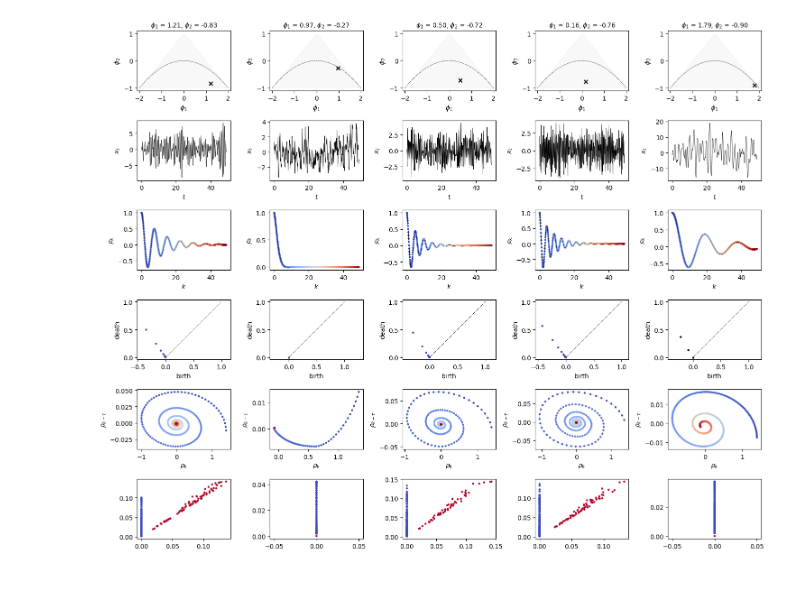
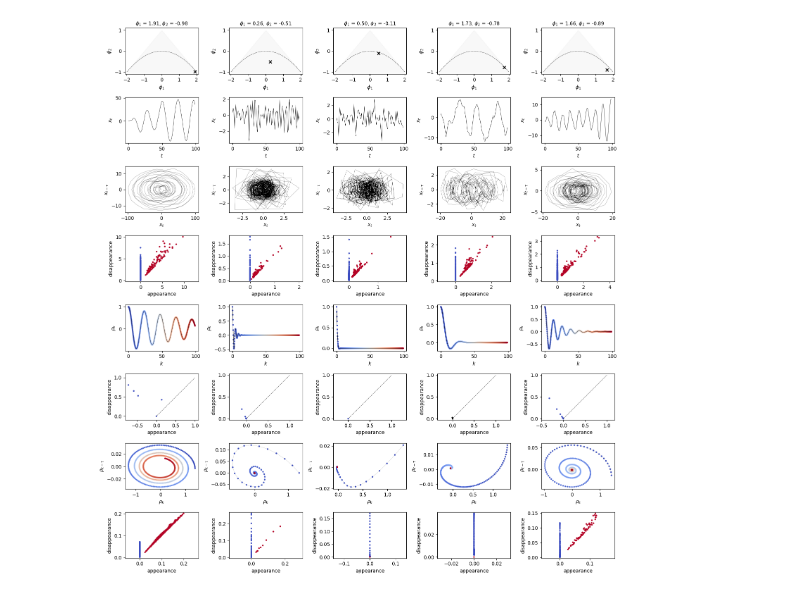
Before and after one commit to griegner/dsc214, a Jupyter notebook: project/00-proposal.ipynb, the cells around one changed output. Drawn from its saved outputs; the diff is of its cells as text; code cells hidden in the pictures.

Commit message:
finalize methods figures

```diff
--- a/project/00-proposal.ipynb
+++ b/project/00-proposal.ipynb
@@ -15,63 +15,80 @@ emb = SingleTakensEmbedding(time_delay=1, dimension=2, n_jobs=-1)
 pca = PCA(n_components=2)
 vr = VietorisRipsPersistence(metric="euclidean", homology_dimensions=(0, 1), n_jobs=-1)
 
-n_sims, n_lags, n_interp = 5, 50, 10
+n_sims, n_lags, n_interp = 5, 100, 5
 ks = np.linspace(0, n_lags - 1, n_lags)
 ks_interp = np.linspace(0, n_lags - 1, (n_lags * n_interp))
 
-fig, axs = plt.subplots(nrows=6, ncols=n_sims, figsize=(15, 12))
+fig, axs = plt.subplots(nrows=8, ncols=n_sims, figsize=(15, 16))
 plot_kwargs = dict(ls="-", lw=0.5)
 scatter_kwargs = dict(s=5)
 
 for idx in range(n_sims):
-    phis = nb_utils.gen_ar2_coeffs(oscillatory=True, phi1="positive", random_seed=idx)
+    phis = nb_utils.gen_ar2_coeffs(oscillatory=True, phi1="positive", random_seed=idx + 10)
 
     X = sim.sim_ar(phis, n_lags * n_interp, random_seed=idx).squeeze()
+    X_emb = emb.fit_transform(X)
+    X_emb = pca.fit_transform(X_emb)
+    X_vr = vr.fit_transform(X_emb[None, ...])
 
     X_acf = acf_utils.ar_to_acf(phis, n_lags=n_lags)
     cs = CubicSpline(ks, X_acf)
     X_acf = cs(ks_interp)
     X_acf_emb = emb.fit_transform(X_acf)
     X_acf_emb = pca.fit_transform(X_acf_emb)
     weights = 1 - np.arange(len(X_acf_emb)) / (len(X_acf_emb))
     X_acf_emb = np.hstack((X_acf_emb, weights.reshape(-1, 1)))
     X_acf_ssf = nb_utils.sublevel_set_filtration(X_acf)
     X_acf_vr = vr.fit_transform(X_acf_emb[None, ...])
 
     # stationarity triangle
     axs[0, idx].set_title(rf"$\phi_1$ = {phis[0]:.2f}, $\phi_2$ = {phis[1]:.2f}", fontsize=10)
     plts.plot_stationarity_triangle(axs[0, idx], fill_alpha=0.05, annotate=False)
     axs[0, idx].scatter(phis[0], phis[1], c="k", marker="x")
 
     # x_t
-    axs[1, idx].plot(ks_interp, X[: n_lags * n_interp], c="k", **plot_kwargs)
+    axs[1, idx].plot(X[:n_lags], c="k", **plot_kwargs)
     axs[1, idx].set_xlabel(r"$t$")
     axs[1, idx].set_ylabel(r"$x_t$")
 
+    # x_t embedding
+    axs[2, idx].plot(X_emb[:, 0], X_emb[:, 1], c="k", lw=0.2)
+    axs[2, idx].set_xlabel(r"$x_t$")
+    axs[2, idx].set_ylabel(r"$x_{t-\tau}$")
+
+    # x_t embedding vietoris-rips
+    axs[3, idx].scatter(X_vr[:, :, 0], X_vr[:, :, 1], c=X_vr[:, :, 2], **scatter_kwargs)
+    axs[3, idx].axis("equal")
+    axs[3, idx].set_xlabel("appearance")
+    axs[3, idx].set_ylabel("disappearance")
+
     # rho_t
-    axs[2, idx].plot(ks_interp, X_acf, c="k", **plot_kwargs)
-    axs[2, idx].scatter(ks_interp, X_acf, c=ks_interp, **scatter_kwargs)
-    axs[2, idx].set_xlabel(r"$k$")
-    axs[2, idx].set_ylabel(r"$\rho_k$")
+    axs[4, idx].plot(ks_interp, X_acf, c="k", **plot_kwargs)
+    axs[4, idx].scatter(ks_interp, X_acf, c=ks_interp, **scatter_kwargs)
+    axs[4, idx].set_xlabel(r"$k$")
+    axs[4, idx].set_ylabel(r"$\rho_k$")
 
     # rho_t sublevel set
-    axs[3, idx].scatter(
+    axs[5, idx].scatter(
         X_acf_ssf[:, :, 0], X_acf_ssf[:, :, 1], c=X_acf_ssf[:, :, 2], **scatter_kwargs
     )
-    axs[3, idx].axis("equal")
-    axs[3, idx].plot([0, 1], [0, 1], "k--", lw=0.5)
-    axs[3, idx].set_xlabel("birth")
-    axs[3, idx].set_ylabel("death")
+    axs[5, idx].axis("equal")
+    axs[5, idx].plot([0, 1], [0, 1], "k--", lw=0.5)
+    axs[5, idx].set_xlabel("appearance")
+    axs[5, idx].set_ylabel("disappearance")
 
     # rho_t embedding
-    axs[4, idx].plot(X_acf_emb[:, 0], X_acf_emb[:, 1], c="k", lw=0.1)
-    axs[4, idx].scatter(X_acf_emb[:, 0], X_acf_emb[:, 1], c=X_acf_emb[:, 2] * -1, **scatter_kwargs)
-    axs[4, idx].set_xlabel(r"$\rho_k$")
-    axs[4, idx].set_ylabel(r"$\rho_{k-\tau}$")
+    axs[6, idx].plot(X_acf_emb[:, 0], X_acf_emb[:, 1], c="k", lw=0.1)
+    axs[6, idx].scatter(X_acf_emb[:, 0], X_acf_emb[:, 1], c=X_acf_emb[:, 2] * -1, **scatter_kwargs)
+    axs[6, idx].set_xlabel(r"$\rho_k$")
+    axs[6, idx].set_ylabel(r"$\rho_{k-\tau}$")
 
     # rho_t embedding vietoris-rips
-    axs[5, idx].scatter(X_acf_vr[:, :, 0], X_acf_vr[:, :, 1], c=X_acf_vr[:, :, 2], **scatter_kwargs)
+    axs[7, idx].scatter(X_acf_vr[:, :, 0], X_acf_vr[:, :, 1], c=X_acf_vr[:, :, 2], **scatter_kwargs)
+    axs[7, idx].axis("equal")
+    axs[7, idx].set_xlabel("appearance")
+    axs[7, idx].set_ylabel("disappearance")
 
 fig.tight_layout()
 # %% [output]
-[figure, old version]
+[figure, new version]
```
